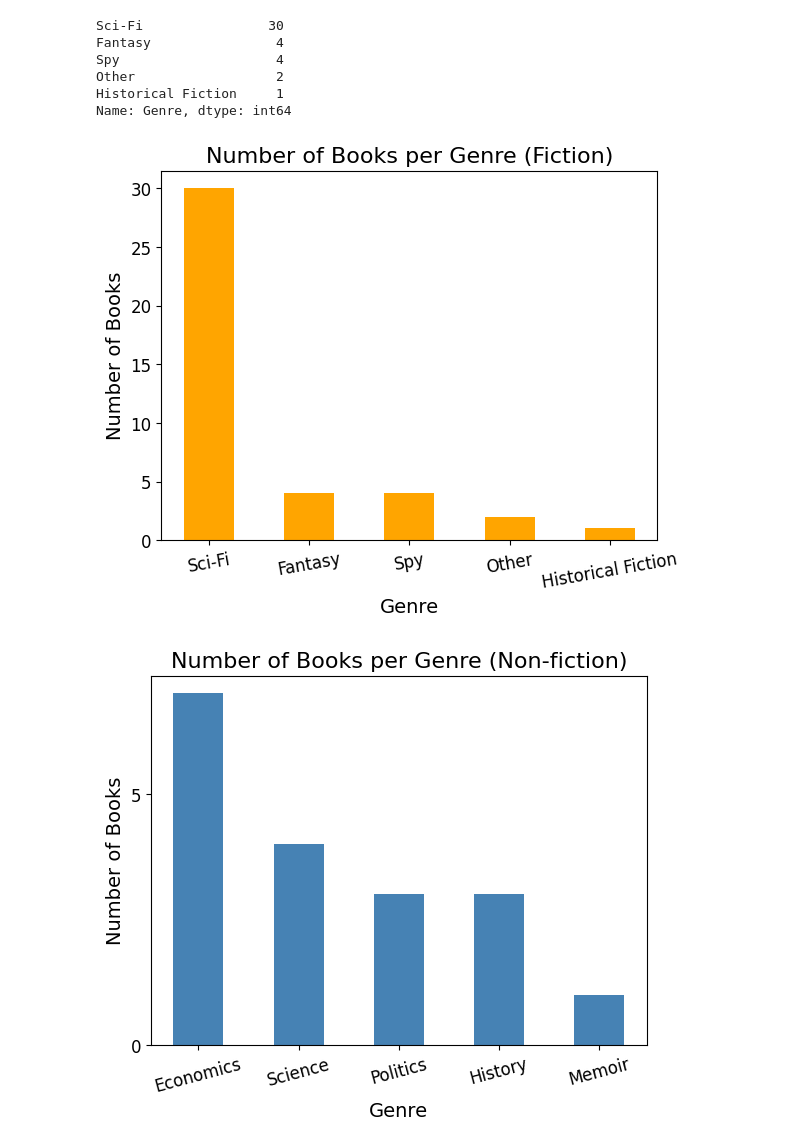
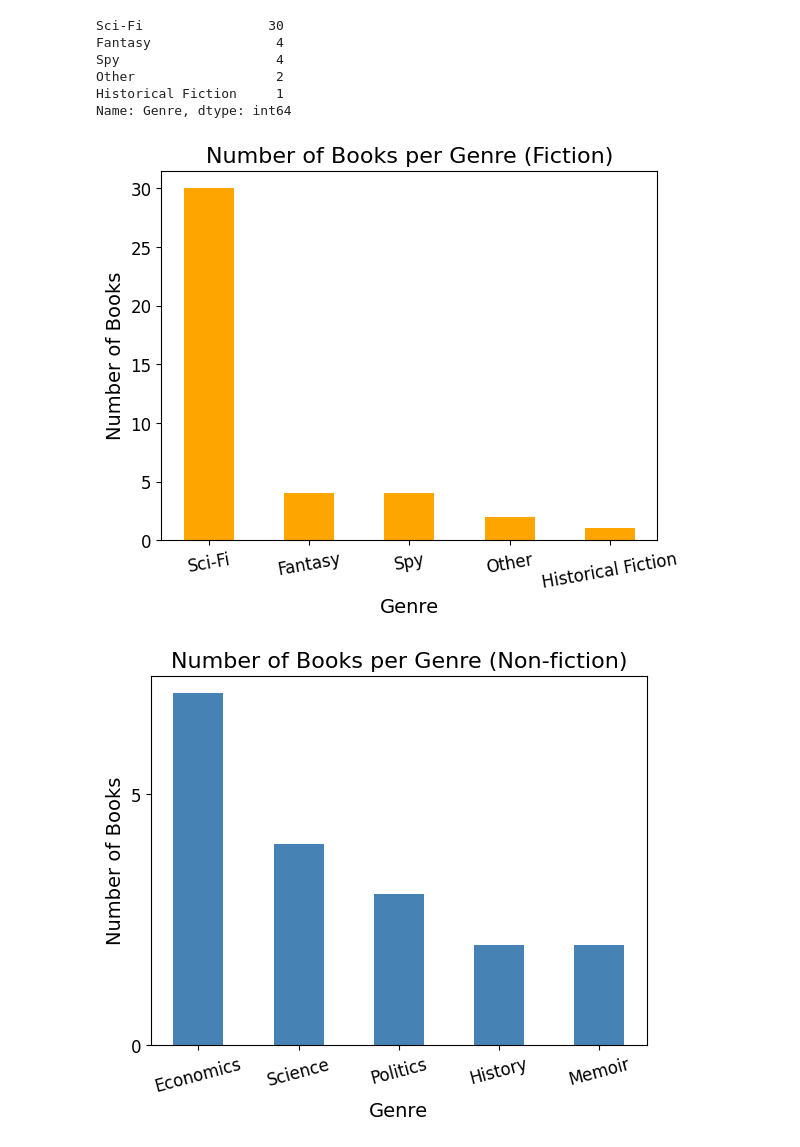
Before and after one commit to benstratton6/benjaminstratton, a Jupyter notebook: Miscellaneous_books_graphs.ipynb, the cells around one changed output. Drawn from its saved outputs; the diff is of its cells as text; code cells hidden in the pictures.

```diff
--- a/Miscellaneous_books_graphs.ipynb
+++ b/Miscellaneous_books_graphs.ipynb
@@ -32,11 +32,11 @@ data = [
     {"Name": "Revelation Space", "Author": "Alastair Reynolds", "Genre": "Sci-Fi", "Stars": 5, "type": "fiction"},
     {"Name": "Altered Carbon", "Author": "Richard K. Morgan", "Genre": "Sci-Fi", "Stars": 5, "type": "fiction"},
     {"Name": "Old Mans War", "Author": "John Scalzi", "Genre": "Sci-Fi", "Stars": 3, "type": "fiction"},
-    {"Name": "Snow Crash", "Author": "Neal Stephenson", "Genre": "Sci-Fi", "Stars": 3, "type": "fiction"},
-    {"Name": "War of the Worlds", "Author": "H.G.Wells", "Genre": "Sci-Fi", "Stars": 2, "type": "fiction"},
+    {"Name": "Snow Crash", "Author": "Neal Stephenson", "Genre": "Sci-Fi", "Stars": 3, "type": "fiction", "year" : 2026},
+    {"Name": "War of the Worlds", "Author": "H.G.Wells", "Genre": "Sci-Fi", "Stars": 2, "type": "fiction", "year" : 2026},
     {"Name": "Damascus Station", "Author": "David McCloskey", "Genre": "Spy", "Stars": 4, "type": "fiction"},
-    {"Name": "The Spy Who Came in from the Cold", "Author": "John le Carré", "Genre": "Spy", "Stars": 5, "type": "fiction"},
-    {"Name": "Tinker Taylor Soldier Spy", "Author": "John le Carré", "Genre": "Spy", "Stars": 5, "type": "fiction"},
+    {"Name": "The Spy Who Came in from the Cold", "Author": "John le Carré", "Genre": "Spy", "Stars": 5, "type": "fiction", "year" : 2026},
+    {"Name": "Tinker Taylor Soldier Spy", "Author": "John le Carré", "Genre": "Spy", "Stars": 5, "type": "fiction", "year" : 2026},
     {"Name": "Where The Crawdads Sing", "Author": "Delia Owens", "Genre": "Other", "Stars": 5, "type": "fiction"},
     {"Name": "A Kestrel for a Knave", "Author": "Barry Hines", "Genre": "Other", "Stars": 4, "type": "fiction"},
     {"Name": "Life 3.0", "Author": "Max Tegmark", "Genre": "Science", "Stars": 4, "type": "non-fiction"},
@@ -53,16 +53,16 @@ data = [
     {"Name": "Doughnut Economics", "Author": "Kate Raworth", "Genre": "Economics", "Stars": 4, "type": "non-fiction"},
     {"Name": "The Money Machine: How the City Works", "Author": "Philip Coggan", "Genre": "Economics", "Stars": 3, "type": "non-fiction"},
     {"Name": "The Anarchy: The Relentless Rise of the East India Company", "Author": "William Dalrymple", "Genre": "History", "Stars": 3, "type": "non-fiction"},
-    {"Name": "Why Nations Fail: The origins of power, prosperity and poverty", "Author": "Daron Acemoglu & James A.Robinson", "Genre": "Economics", "Stars": 5, "type": "non-fiction"},
-    {"Name": "Contact", "Author": "Carl Sagan", "Genre": "Sci-Fi", "Stars": 4, "type": "fiction"},
-    {"Name": "Solaris", "Author": "Stanisław Lem", "Genre": "Sci-Fi", "Stars": 4, "type": "fiction"},
-    {"Name": "Shogun", "Author": "James Clavell", "Genre": "Historical Fiction", "Stars": 4, "type": "fiction"},
-    {"Name": "Children of Time", "Author": "Adrian Tchaikovsky", "Genre": "Sci-Fi", "Stars": 5, "type": "fiction"},
-    {"Name": "Homage to Catalonia", "Author": "George Orwell", "Genre": "History", "Stars": 3, "type": "non-fiction"},
-    {"Name": "The Moon is a Harsh Mistress", "Author": "Robert A. Heinlein", "Genre": "Sci-Fi", "Stars": 3, "type": "fiction"},
-    {"Name": "The Constant Gardener", "Author": "John le Carré", "Genre": "Spy", "Stars": 4, "type": "fiction"},
-    {"Name": "Killers of the Flower Moon", "Author": "David Grann", "Genre": "History", "Stars": 4, "type": "non-fiction"},
-    {"Name": "Educated", "Author": "Tara Westover", "Genre": "Memoir", "Stars": 3, "type": "non-fiction"},
+    {"Name": "Why Nations Fail: The origins of power, prosperity and poverty", "Author": "Daron Acemoglu & James A.Robinson", "Genre": "Economics", "Stars": 5, "type": "non-fiction", "year" : 2026},
+    {"Name": "Contact", "Author": "Carl Sagan", "Genre": "Sci-Fi", "Stars": 4, "type": "fiction", "year" : 2026},
+    {"Name": "Solaris", "Author": "Stanisław Lem", "Genre": "Sci-Fi", "Stars": 4, "type": "fiction", "year" : 2026},
+    {"Name": "Shogun", "Author": "James Clavell", "Genre": "Historical Fiction", "Stars": 4, "type": "fiction", "year" : 2026},
+    {"Name": "Children of Time", "Author": "Adrian Tchaikovsky", "Genre": "Sci-Fi", "Stars": 5, "type": "fiction", "year" : 2026},
+    {"Name": "Homage to Catalonia", "Author": "George Orwell", "Genre": "Memoir", "Stars": 3, "type": "non-fiction", "year" : 2026},
+    {"Name": "The Moon is a Harsh Mistress", "Author": "Robert A. Heinlein", "Genre": "Sci-Fi", "Stars": 3, "type": "fiction", "year" : 2026},
+    {"Name": "The Constant Gardener", "Author": "John le Carré", "Genre": "Spy", "Stars": 4, "type": "fiction", "year" : 2026},
+    {"Name": "Killers of the Flower Moon", "Author": "David Grann", "Genre": "History", "Stars": 4, "type": "non-fiction", "year" : 2026},
+    {"Name": "Educated", "Author": "Tara Westover", "Genre": "Memoir", "Stars": 3, "type": "non-fiction", "year" : 2026},
 ]
 
 df = pd.DataFrame(data)
@@ -184,31 +184,31 @@ plt.yticks([1, 2, 3, 4, 5])
 plt.tick_params(axis="both", labelsize=12)
 plt.xticks(rotation=45, ha="right")
 
 # Add legend for fiction / non-fiction
 legend_elements = [
     Patch(facecolor="orange", label="Fiction"),
     Patch(facecolor="steelblue", label="Non-fiction")
 ]
 
 plt.legend(
     handles=legend_elements,
     loc="upper center",
     bbox_to_anchor=(0.2, -0.3),
     ncol=2,
     frameon=False,
     fontsize=12
 )
 
 plt.tight_layout()
 plt.savefig("Miscellaneous_books_average_rating_by_genre.png")
 plt.show()
 # %% [output]
 [figure]
 Sci-Fi                30
 Fantasy                4
 Spy                    4
 Other                  2
 Historical Fiction     1
 Name: Genre, dtype: int64
 [figure]
-[figure, old version]
+[figure, new version]
```
Also changed, not shown: parts of 1 cell of this notebook, 3 other files.
